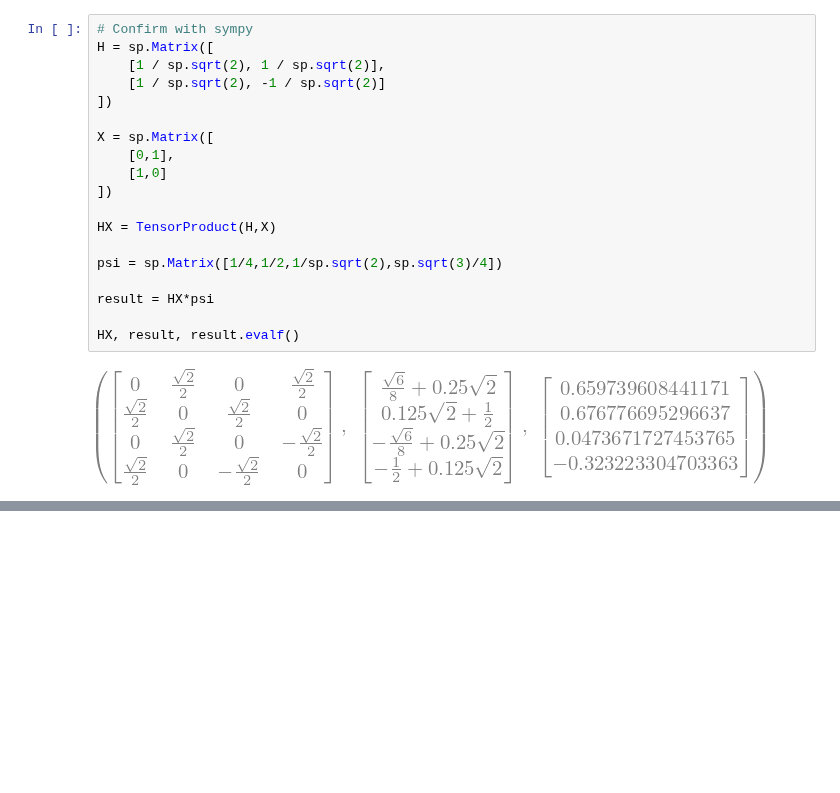
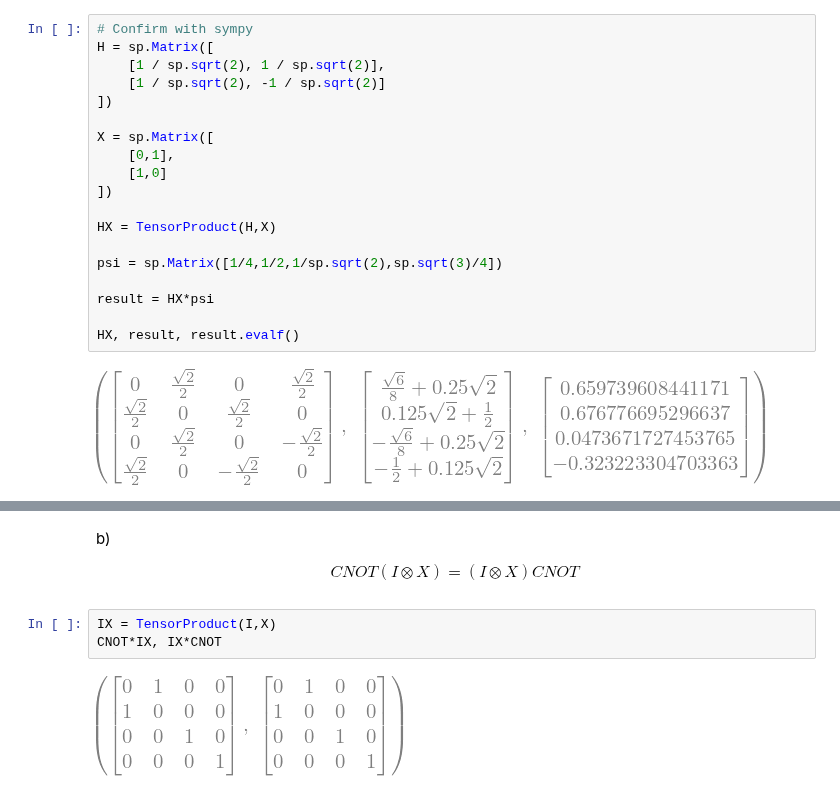
Before and after one commit to Artuk009/QuantumComputing, a Jupyter notebook: PracticeProblems_TWong/Chapter4.ipynb, the cells around one changed output, grey strips where cells are left out. Cells and saved outputs as stored; diff of their text form; blank space fills up the shorter version.

```diff
--- a/PracticeProblems_TWong/Chapter4.ipynb
+++ b/PracticeProblems_TWong/Chapter4.ipynb
@@ -425,0 +461,10 @@ HX, result, result.evalf()
+# %% [markdown]
+b)
+\begin{align*}
+CNOT(I\otimes X)=(I\otimes X)CNOT
+\end{align*}
+# %%
+IX = TensorProduct(I,X)
+CNOT*IX, IX*CNOT
+# %% [output]
+[figure, added]
```
Also changed, not shown: parts of 9 cells of this notebook.
